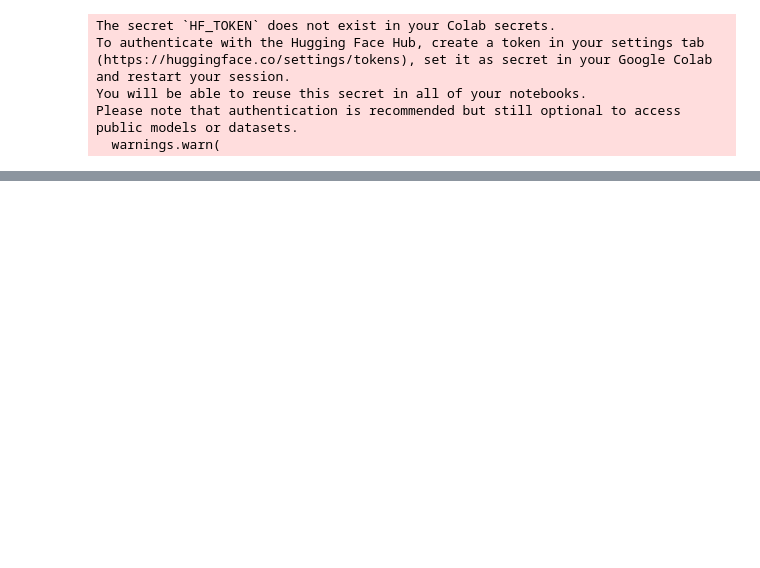
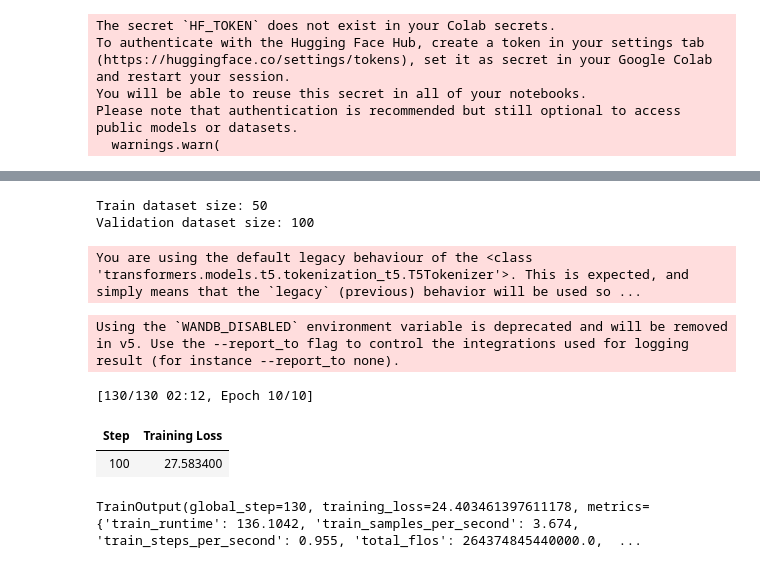
Before and after one commit to mrc300/NLP-Project, a Jupyter notebook: week39.ipynb, the cells around one changed output, grey strips where cells are left out. Saved outputs shown, nothing was run; the diff lists cells and outputs as text; code cells hidden in the pictures; blank space fills up the shorter version.

```diff
--- a/week39.ipynb
+++ b/week39.ipynb
@@ -369,0 +27,79 @@ def answer_te(question_te: str, max_new_tokens=32) -> str:
+# %%
+import pandas as pd
+from datasets import Dataset
+df_te_train = df_train[df_train["lang"] == "te"]
+df_te_train = df_te_train[df_te_train["answer_inlang"].notna()]
+
+df_te_val = df_val[df_val["lang"] == "te"]
+df_te_val = df_te_val[df_te_val["answer_inlang"].notna()]
+
+train_dataset = Dataset.from_pandas(df_te_train)
+val_dataset = Dataset.from_pandas(df_te_val)
+
+print("Train dataset size:", len(train_dataset))
+print("Validation dataset size:", len(val_dataset))
+# %% [output]
+Train dataset size: 50
+Validation dataset size: 100
+# %%
+from datasets import Dataset
+from transformers import T5Tokenizer, MT5ForConditionalGeneration, TrainingArguments, Trainer
+
+
+
+
+
+model =  "google/mt5-small"
+
+tokenizer = T5Tokenizer.from_pretrained(model)
+model = MT5ForConditionalGeneration.from_pretrained(model)
+
+def preprocess(examples):
+
+    inputs = [
+        f"telegu question: {q} english context: {c}"
+        for q, c in zip(examples["question"], examples["context"])
+    ]
+    targets = examples["answer_inlang"]
+    model_inputs = tokenizer(inputs, max_length=512, truncation=True, padding="max_length")
+    labels = tokenizer(targets, max_length=128, truncation=True, padding="max_length").input_ids
+    model_inputs["labels"] = labels
+    return model_inputs
+
+
+
+tokenized_train = train_dataset.map(preprocess, batched=True)
+tokenized_val = val_dataset.map(preprocess, batched=True)
+
+
+training_args = TrainingArguments(
+    output_dir="./mt5_te_en_to_te",
+    do_eval=True,
+    eval_steps=500,
+    save_steps=500,
+    learning_rate=2e-4,
+    per_device_train_batch_size=4,
+    per_device_eval_batch_size=4,
+    num_train_epochs=10,
+    weight_decay=0.01,
+    save_total_limit=2,
+    logging_steps=100,
+    prediction_loss_only=True
+)
+
+trainer = Trainer(
+    model=model,
+    args=training_args,
+    train_dataset=tokenized_train,
+    eval_dataset=tokenized_val,
+    tokenizer=tokenizer,
+)
+
+trainer.train()
+# %% [output]
+You are using the default legacy behaviour of the <class 'transformers.models.t5.tokenization_t5.T5Tokenizer'>. This is expected, and simply means that the `legacy` (previous) behavior will be used so ...
+Using the `WANDB_DISABLED` environment variable is deprecated and will be removed in v5. Use the --report_to flag to control the integrations used for logging result (for instance --report_to none).
+[130/130 02:12, Epoch 10/10]
+| Step | Training Loss |
+| 100 | 27.583400 |
+TrainOutput(global_step=130, training_loss=24.403461397611178, metrics={'train_runtime': 136.1042, 'train_samples_per_second': 3.674, 'train_steps_per_second': 0.955, 'total_flos': 264374845440000.0,  ...
```
Also changed, not shown: parts of 29 cells of this notebook.
